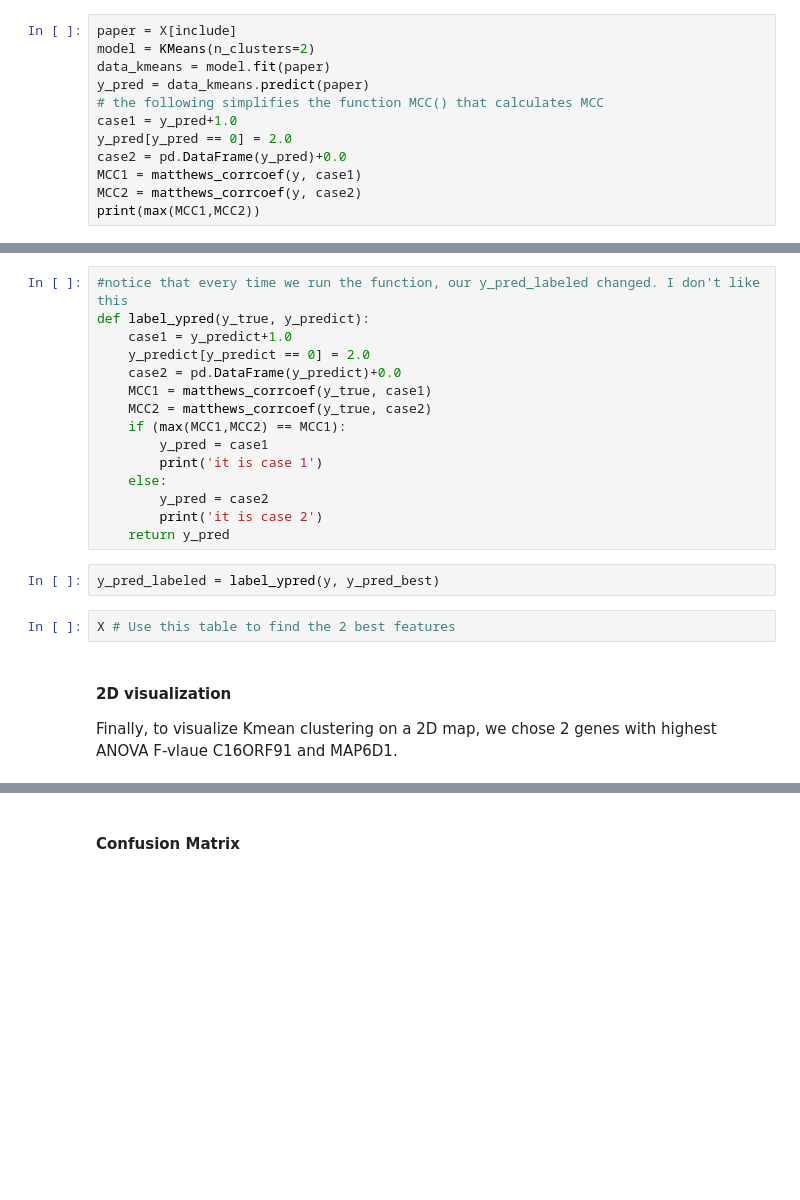
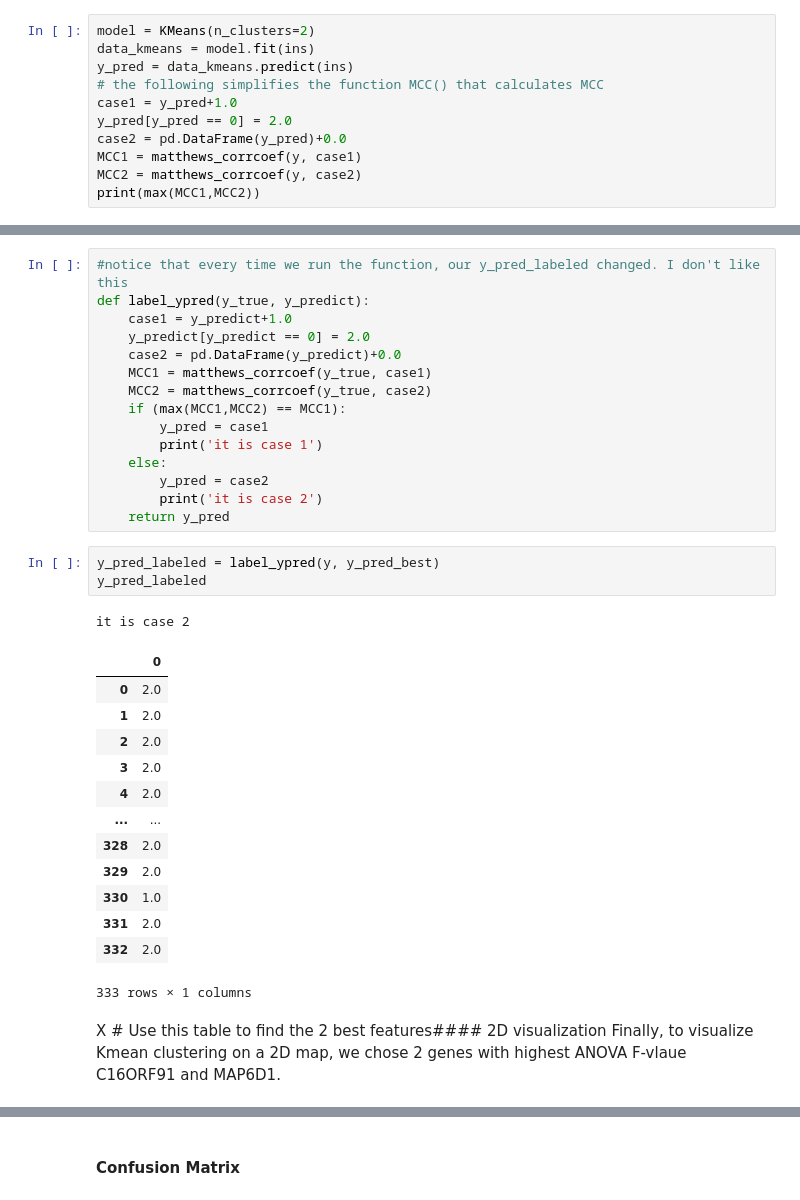
Before and after one commit to QianJingyun/CancerBioInfo, a Jupyter notebook: Unsupervised Learning/KMeans.ipynb, the cells around one changed output, grey strips where cells are left out. Drawn from its saved outputs; the diff is of its cells as text; blank space fills up the shorter version.

```diff
--- a/Unsupervised Learning/KMeans.ipynb
+++ b/Unsupervised Learning/KMeans.ipynb
@@ -212,8 +233,7 @@ However, within the top 58 features, only 8 of the 20 features selected by the p
 # %%
-paper = X[include]
 model = KMeans(n_clusters=2)
-data_kmeans = model.fit(paper)
-y_pred = data_kmeans.predict(paper)
+data_kmeans = model.fit(ins)
+y_pred = data_kmeans.predict(ins)
 # the following simplifies the function MCC() that calculates MCC
 case1 = y_pred+1.0
 y_pred[y_pred == 0] = 2.0
@@ -249,8 +276,22 @@ def label_ypred(y_true, y_predict):
     return y_pred
 # %%
 y_pred_labeled = label_ypred(y, y_pred_best)
+y_pred_labeled
+# %% [output]
+it is case 2
+|  | 0 |
+| 0 | 2.0 |
+| 1 | 2.0 |
+| 2 | 2.0 |
+| 3 | 2.0 |
+| 4 | 2.0 |
+| ... | ... |
+| 328 | 2.0 |
+| 329 | 2.0 |
+| 330 | 1.0 |
+| 331 | 2.0 |
+| 332 | 2.0 |
+333 rows × 1 columns
-# %%
-X # Use this table to find the 2 best features
 # %% [markdown]
-#### 2D visualization
+X # Use this table to find the 2 best features#### 2D visualization
 Finally, to visualize Kmean clustering on a 2D map, we chose 2 genes with highest ANOVA F-vlaue C16ORF91 and MAP6D1.
```
Also changed, not shown: parts of 18 cells of this notebook, 7 other files.
